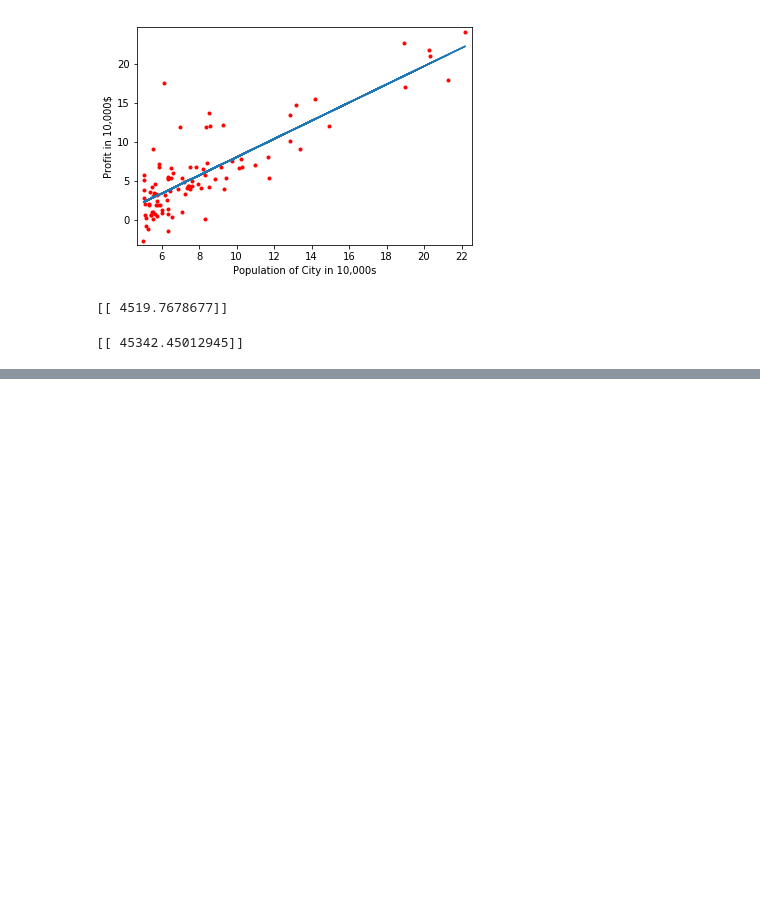
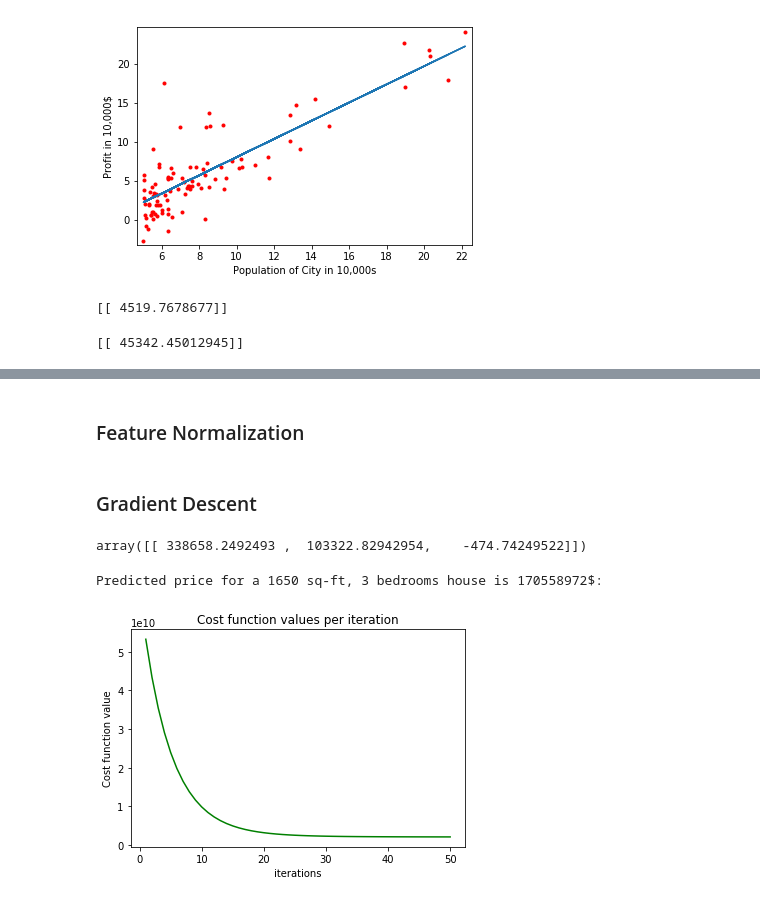
Before and after one commit to ukatz/Machine_learning_coursera, a Jupyter notebook: ML_coursera_ex1.ipynb, the cells around one changed output, grey strips where cells are left out. Saved outputs shown, nothing was run; the diff lists cells and outputs as text; code cells hidden in the pictures; blank space fills up the shorter version.

Commit message:
Added multivariate linear regression

```diff
--- a/ML_coursera_ex1.ipynb
+++ b/ML_coursera_ex1.ipynb
@@ -60,9 +60,10 @@ def gradientDescent(X, y, theta, alpha, num_iters):
     #GRADIENTDESCENT Performs gradient descent to learn theta
     m = len(y)
     J_history = np.zeros(shape=(num_iters, 1))
-    theta_vals = np.zeros(shape=(num_iters, 2))
+    theta_vals = np.zeros(shape=(num_iters, theta.shape[1]))
     for i in range(num_iters):
-        theta = theta - ((X.dot(theta.T) - y).T.dot(X))*(alpha/m)
+        theta = theta - ((X.dot(theta.T)-y).T.dot(X))*(alpha/m)
+        #theta = theta-((theta.dot(X.T)-y).dot(X))*(alpha/m)
         theta_vals[i] = theta
         J_history[i] = computeCost(X,y,theta)
 
@@ -102,0 +106,3 @@ print(prediction2)
+# %%
+data2 = pd.read_csv('ex1data2.txt',index_col=False,header=None,names=['Size (sq feet)','Number of bedrooms','Price'])
+data2.head()
@@ -102,0 +116,44 @@ print(prediction2)
+# %% [markdown]
+### Feature Normalization
+# %%
+def featureNormalize(X):
+    #FEATURENORMALIZE Normalizes the features in X
+    #FEATURENORMALIZE(X) returns a normalized version of X where
+    #the mean value of each feature is 0 and the standard deviation is 1.
+    mu = np.mean(X,axis=0)
+    sigma = np.std(X,axis=0)
+    X_norm = (X-mu)/sigma
+    return X_norm, mu, sigma
+# %% [markdown]
+### Gradient Descent
+# %%
+# The first implementation of Gradient descent support multivariate linear regression as well
+#append column of ones for theta-zero
+X = np.array(data2.drop('Price',axis=1))
+y = np.c_[data2.iloc[:,2].as_matrix()]
+NormX,mu,sigma = featureNormalize(X)
+NormX= np.c_[np.ones(NormX.shape[0]),NormX]
+X = np.c_[np.ones(X.shape[0]),X]
+theta = np.zeros(shape=(1,3)) #initialize fitting parameters
+iterations = 50
+alpha = 0.1
+theta,J_history,theta_vals = gradientDescent(NormX, y, theta, alpha, iterations)
+# %%
+theta
+# %% [output]
+array([[ 338658.2492493 ,  103322.82942954,    -474.74249522]])
+# %%
+#prediction for  1650 sq feet with 3 rooms
+size = 1650;room=3
+prediction3 = np.c_[1 ,(size-mu[0]/sigma[0]) ,(room-mu[1]/sigma[1])].dot(theta.T)
+print('Predicted price for a %s sq-ft, %s bedrooms house is %s$: '%(size,room,int(prediction3)))
+# %% [output]
+Predicted price for a 1650 sq-ft, 3 bedrooms house is 170558972$:
+# %%
+plt.plot(np.array(range(1,iterations+1)),J_history,color='green')
+plt.xlabel('iterations')
+plt.ylabel('Cost function value')
+plt.title('Cost function values per iteration')
+plt.show()
+# %% [output]
+[figure, added]
```
Also changed, not shown: parts of 4 cells of this notebook.
